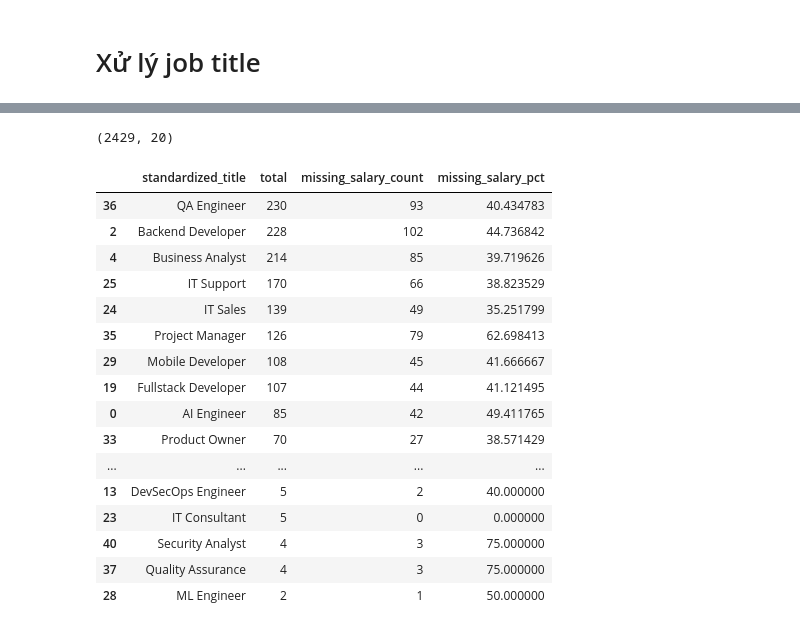
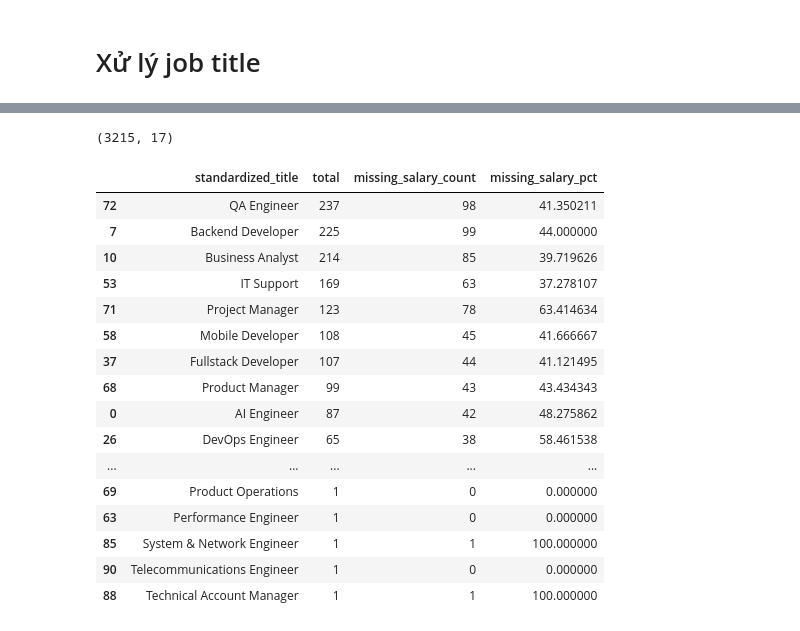
Before and after one commit to trcamnguyen/DS108, a Jupyter notebook: Preprocessing/01-Job_title.ipynb, the cells around one changed output, grey strips where cells are left out. Drawn from its saved outputs; the diff is of its cells as text; code cells hidden in the pictures.

```diff
--- a/Preprocessing/01-Job_title.ipynb
+++ b/Preprocessing/01-Job_title.ipynb
@@ -108,3 +100,4 @@ import pandas as pd
 # %%
-df = pd.read_csv("data/01-topcv_processed_jobtitle.csv")
-df.head(1)
+import pandas as pd
+df = pd.read_csv("data/01-topcv_standardize_jobtitle.csv")
+# df.head(1)
@@ -337,4 +778,4 @@ ML Engineer                    2        0.08
 # %%
-df_new.shape
+df_filtered.shape
 # %% [output]
-(2429, 20)
+(3215, 17)
@@ -343,56 +782,56 @@ df_new.to_csv("topcv_processed_jobtitle.csv", index=False, encoding="utf-8-sig")
 # %%
 import pandas as pd
 
-salary_raw = df_new["salary"]
+salary_raw = df_filtered["salary"]
 
 salary_str = salary_raw.astype("string").str.strip().str.lower()
 
 thoa_thuan_values = {
     "thỏa thuận",
     "thoả thuận",
     "thoa thuan",
     "negotiable"
 }
 
-df_new["is_null_salary"] = salary_raw.isna()
-df_new["is_thoa_thuan"] = salary_str.isin(thoa_thuan_values)
+df_filtered["is_null_salary"] = salary_raw.isna()
+df_filtered["is_thoa_thuan"] = salary_str.isin(thoa_thuan_values)
 
 # gộp missing
-df_new["is_missing_salary"] = df_new["is_null_salary"] | df_new["is_thoa_thuan"]
+df_filtered["is_missing_salary"] = df_filtered["is_null_salary"] | df_filtered["is_thoa_thuan"]
 
 result = (
-    df_new.groupby("standardized_title")
+    df_filtered.groupby("standardized_title")
     .agg(
         total=("salary", "size"),
         missing_salary_count=("is_missing_salary", "sum"),
         missing_salary_pct=("is_missing_salary", "mean"),
     )
     .reset_index()
 )
 
 result["missing_salary_pct"] *= 100
 
 result = result.sort_values("total", ascending=False)
 
 result
 # %% [output]
 |  | standardized_title | total | missing_salary_count | missing_salary_pct |
-| 36 | QA Engineer | 230 | 93 | 40.434783 |
-| 2 | Backend Developer | 228 | 102 | 44.736842 |
-| 4 | Business Analyst | 214 | 85 | 39.719626 |
-| 25 | IT Support | 170 | 66 | 38.823529 |
-| 24 | IT Sales | 139 | 49 | 35.251799 |
-| 35 | Project Manager | 126 | 79 | 62.698413 |
-| 29 | Mobile Developer | 108 | 45 | 41.666667 |
-| 19 | Fullstack Developer | 107 | 44 | 41.121495 |
-| 0 | AI Engineer | 85 | 42 | 49.411765 |
-| 33 | Product Owner | 70 | 27 | 38.571429 |
+| 72 | QA Engineer | 237 | 98 | 41.350211 |
+| 7 | Backend Developer | 225 | 99 | 44.000000 |
+| 10 | Business Analyst | 214 | 85 | 39.719626 |
+| 53 | IT Support | 169 | 63 | 37.278107 |
+| 71 | Project Manager | 123 | 78 | 63.414634 |
+| 58 | Mobile Developer | 108 | 45 | 41.666667 |
+| 37 | Fullstack Developer | 107 | 44 | 41.121495 |
+| 68 | Product Manager | 99 | 43 | 43.434343 |
+| 0 | AI Engineer | 87 | 42 | 48.275862 |
+| 26 | DevOps Engineer | 65 | 38 | 58.461538 |
 | ... | ... | ... | ... | ... |
-| 13 | DevSecOps Engineer | 5 | 2 | 40.000000 |
-| 23 | IT Consultant | 5 | 0 | 0.000000 |
-| 40 | Security Analyst | 4 | 3 | 75.000000 |
-| 37 | Quality Assurance | 4 | 3 | 75.000000 |
-| 28 | ML Engineer | 2 | 1 | 50.000000 |
+| 69 | Product Operations | 1 | 0 | 0.000000 |
+| 63 | Performance Engineer | 1 | 0 | 0.000000 |
+| 85 | System & Network Engineer | 1 | 1 | 100.000000 |
+| 90 | Telecommunications Engineer | 1 | 0 | 0.000000 |
+| 88 | Technical Account Manager | 1 | 1 | 100.000000 |
 # %%
 import pandas as pd
 import matplotlib.pyplot as plt
```
Also changed, not shown: parts of 19 cells of this notebook, 7 other files.
